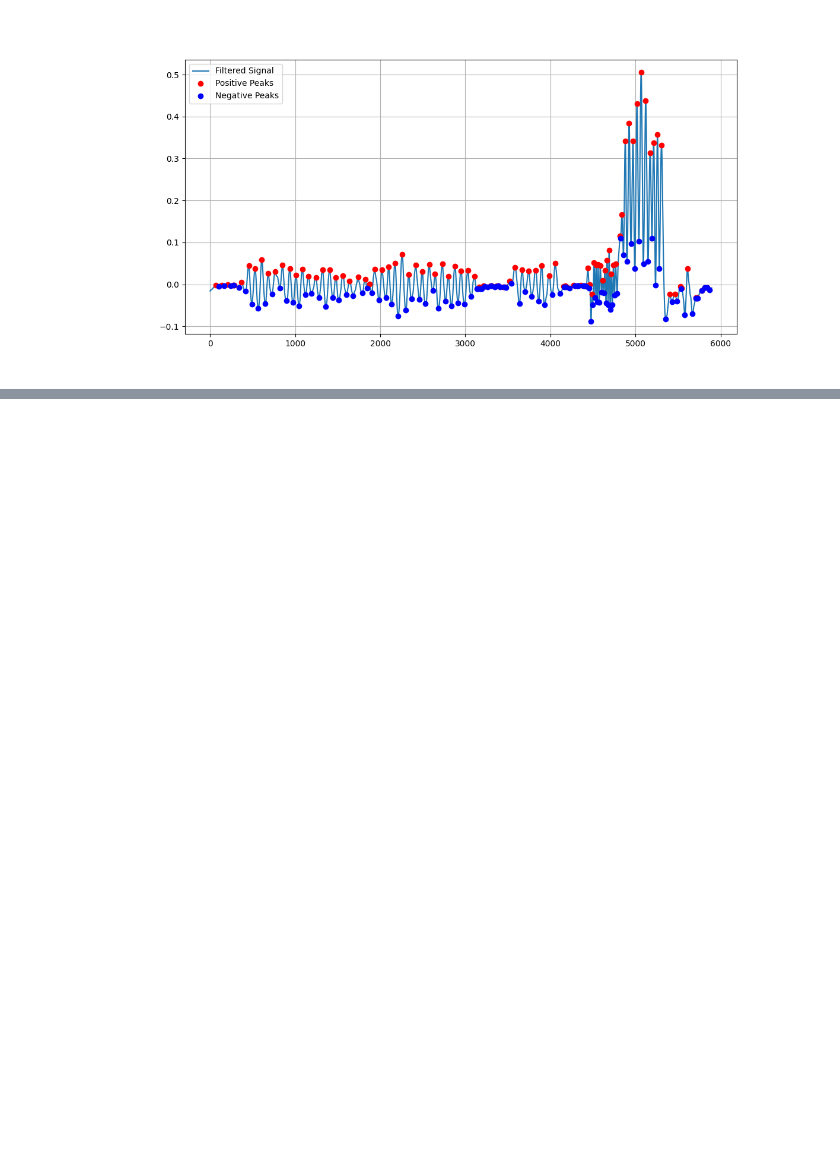
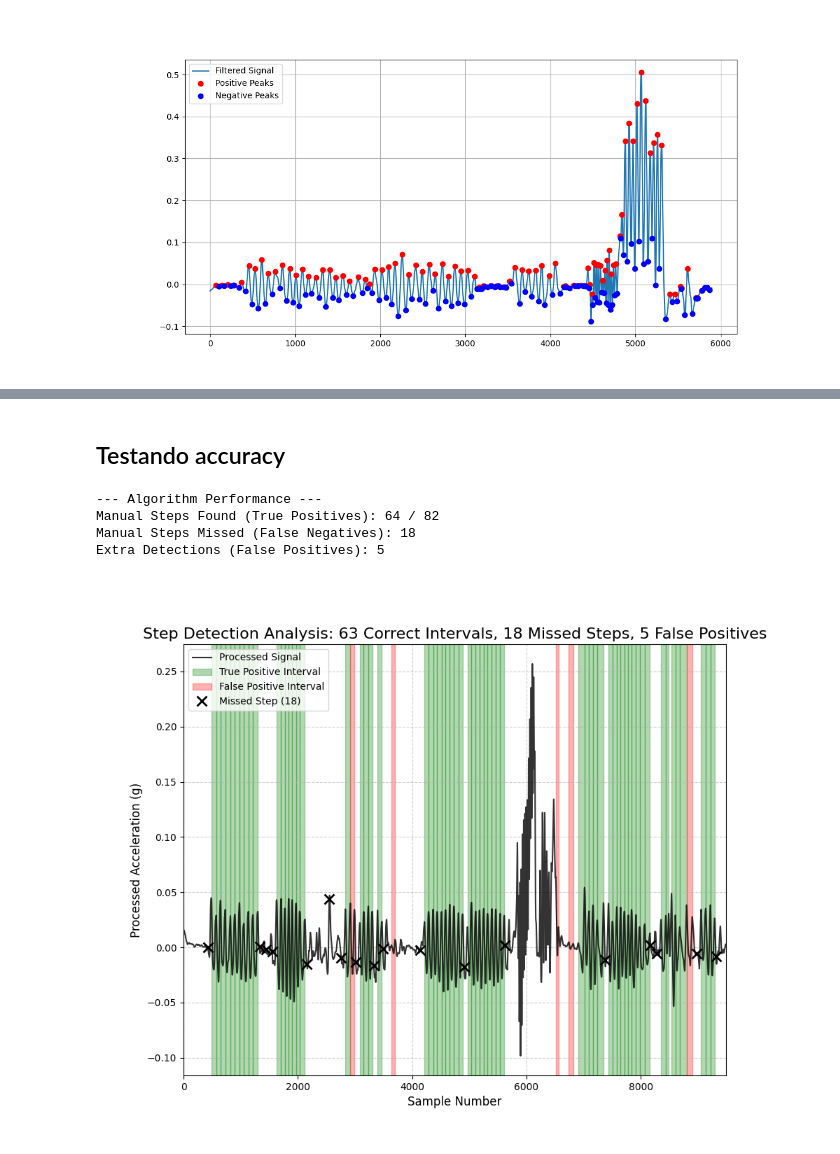
Before and after one commit to farrucho/StepCounter-TSC, a Jupyter notebook: analisar/notebook.ipynb, the cells around one changed output, grey strips where cells are left out. Cells and saved outputs as stored; diff of their text form; code cells hidden in the pictures; blank space fills up the shorter version.

```diff
--- a/analisar/notebook.ipynb
+++ b/analisar/notebook.ipynb
@@ -400,0 +557,66 @@ hm maybe usar big dataset onde training set sao os dados dos picos:
+# %% [markdown]
+## Testando accuracy
+# %%
+# =================================================================
+# 3. COMPARISON LOGIC
+# =================================================================
+manual_steps_arr = manual_steps['sample_number'].to_numpy()
+is_manual_step_detected = np.zeros(len(manual_steps_arr), dtype=bool)
+is_interval_a_true_positive = np.zeros(len(detected_intervals), dtype=bool)
+
+for i, manual_sample in enumerate(manual_steps_arr):
+    for j, interval in enumerate(detected_intervals):
+        start_peak_index, end_peak_index = interval
+        if start_peak_index <= manual_sample <= end_peak_index:
+            is_manual_step_detected[i] = True
+            is_interval_a_true_positive[j] = True
+            # We don't break here, allowing one interval to potentially cover two close manual steps
+
+# Categorize everything
+missed_steps = manual_steps_arr[~is_manual_step_detected]
+true_positive_intervals = [interval for i, interval in enumerate(detected_intervals) if is_interval_a_true_positive[i]]
+false_positive_intervals = [interval for i, interval in enumerate(detected_intervals) if not is_interval_a_true_positive[i]]
+
+print("--- Algorithm Performance ---")
+print(f"Manual Steps Found (True Positives): {np.sum(is_manual_step_detected)} / {len(manual_steps_arr)}")
+print(f"Manual Steps Missed (False Negatives): {len(missed_steps)}")
+print(f"Extra Detections (False Positives): {len(false_positive_intervals)}")
+
+# =================================================================
+# 4. PLOTTING
+# =================================================================
+plt.figure(figsize=(10, 8))
+
+# --- Plot the main signal ---
+plt.plot(signal, color='black', label='Processed Signal', zorder=2, alpha=0.8)
+
+# --- Plot the results using shaded areas ---
+# True Positives (Green shaded areas)
+for i, interval in enumerate(true_positive_intervals):
+    label = 'True Positive Interval' if i == 0 else ""
+    plt.axvspan(interval[0], interval[1], color='green', alpha=0.3, label=label, zorder=1)
+
+# False Positives (Red shaded areas)
+for i, interval in enumerate(false_positive_intervals):
+    label = 'False Positive Interval' if i == 0 else ""
+    plt.axvspan(interval[0], interval[1], color='red', alpha=0.3, label=label, zorder=1)
+
+# Missed Steps (Black 'X' markers)
+if len(missed_steps) > 0:
+    plt.plot(missed_steps, signal[missed_steps], 'kx', markersize=10, mew=2, label=f'Missed Step ({len(missed_steps)})', zorder=5)
+
+# --- Final Touches ---
+title = f"Step Detection Analysis: {len(true_positive_intervals)} Correct Intervals, {len(missed_steps)} Missed Steps, {len(false_positive_intervals)} False Positives"
+plt.title(title, fontsize=16)
+plt.xlabel("Sample Number", fontsize=12)
+plt.ylabel("Processed Acceleration (g)", fontsize=12)
+plt.legend(fontsize=10)
+plt.grid(True, linestyle='--', alpha=0.6)
+plt.xlim(0, len(sensor_data))
+plt.show()
+# %% [output]
+--- Algorithm Performance ---
+Manual Steps Found (True Positives): 64 / 82
+Manual Steps Missed (False Negatives): 18
+Extra Detections (False Positives): 5
+[figure, added]
```
Also changed, not shown: parts of 14 cells of this notebook, 5 other files.
